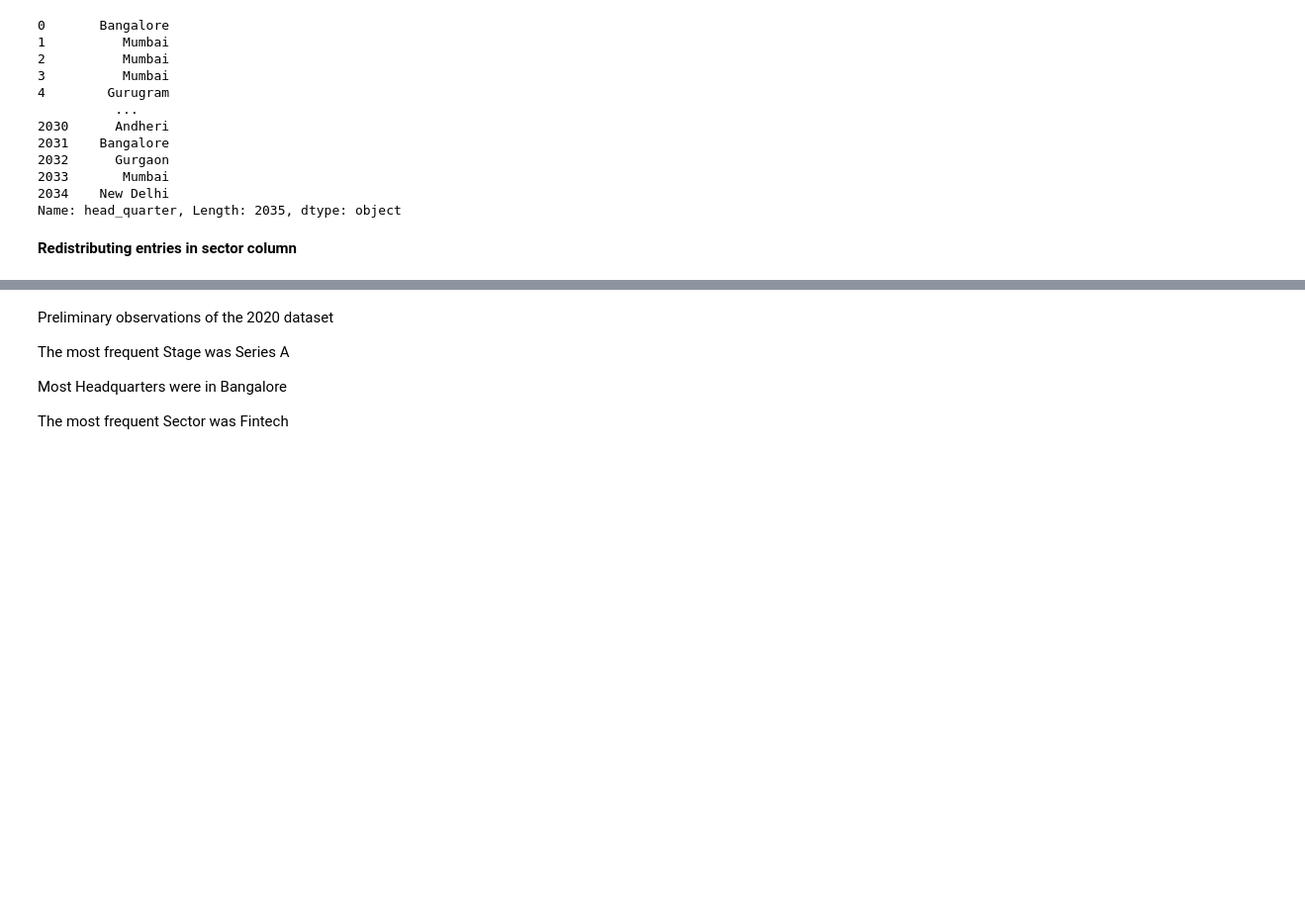
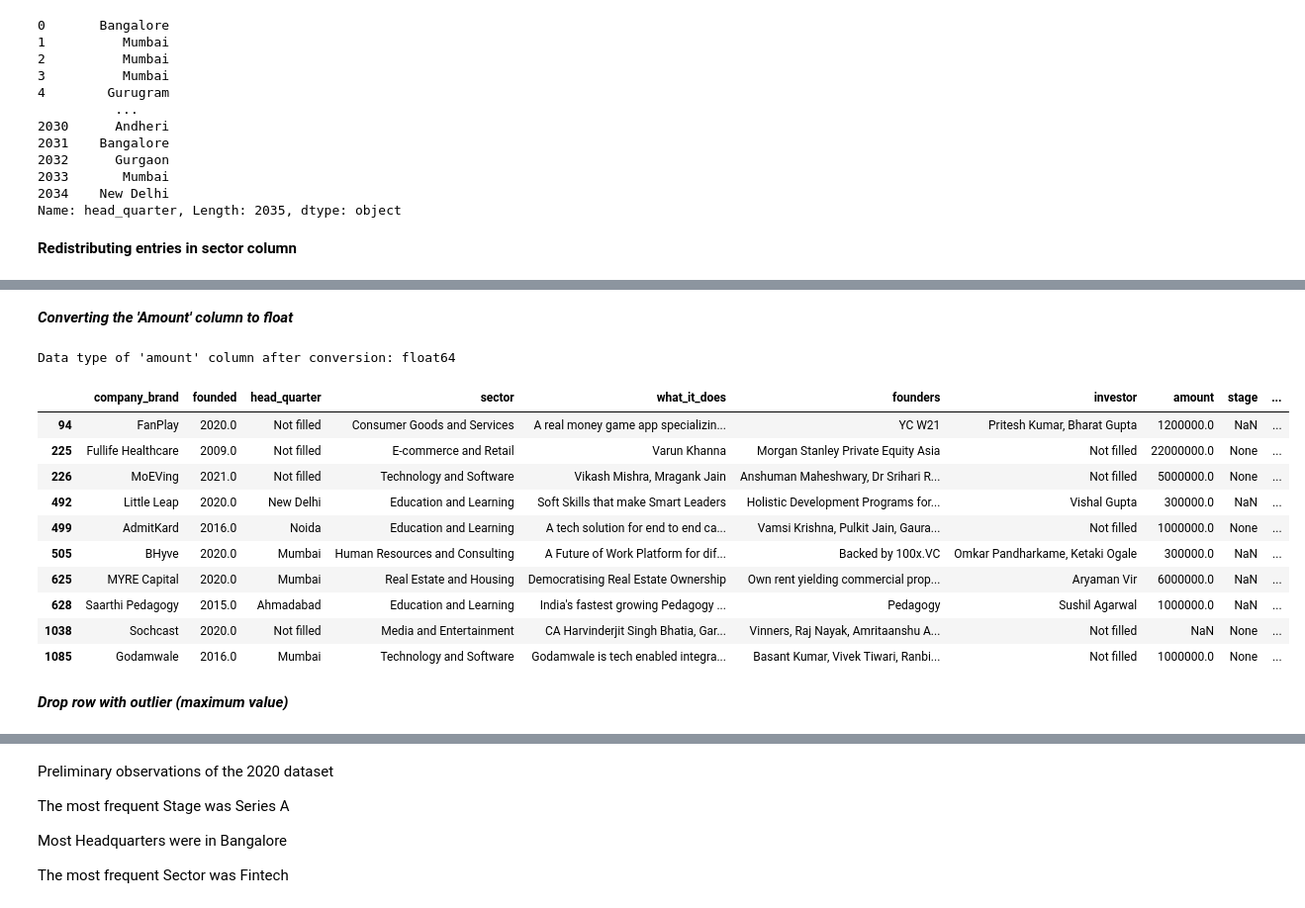
Before and after one commit to worlakuma/Indian_Startup_Ecosystem, a Jupyter notebook: main.ipynb, the cells around one changed output, grey strips where cells are left out. Shown at 99% size. Cells and saved outputs as stored; diff of their text form; code cells hidden in the pictures; blank space fills up the shorter version.

```diff
--- a/main.ipynb
+++ b/main.ipynb
@@ -1917,0 +1784,6 @@ Number of duplicated rows: 3
+# %%
+# Fill the Amount column with values from the Investor column in the filtered rows
+cl_df.loc[filter1_cl_df.index, 'amount'] = cl_df.loc[filter1_cl_df.index, 'investor']
+
+# Filter out specific rows using iloc
+cl_df.iloc[cl_df.index.isin([225, 226, 499, 1038, 1085])]
@@ -1917,0 +1835,9 @@ Number of duplicated rows: 3
+# %%
+# Apply the function to filter the DataFrame
+filter2_cl_df = cl_df[
+    (cl_df['amount'].isna()) &
+    (cl_df['stage'].apply(matches_pattern))
+]
+
+# Display results
+filter2_cl_df
@@ -1917,0 +1851,6 @@ Number of duplicated rows: 3
+# %%
+# Fill the Amount column with values from the Stage column in the filtered rows
+cl_df.loc[filter2_cl_df.index, 'amount'] = cl_df.loc[filter2_cl_df.index, 'stage']
+
+# Filter out specific rows using iloc
+cl_df.iloc[cl_df.index.isin([94, 492, 505, 625, 628])]
@@ -1917,0 +1864,15 @@ Number of duplicated rows: 3
+# %%
+# Define a function that replaces odd entries in the stage column
+
+def replace_odd_stage(stage):
+     # Check if the stage is not missing and matches a specific pattern like $xxxxxxxxxxxx
+    if pd.notna(stage) and re.match(r'^\$[0-9]{1,}$', stage):
+        return np.NaN
+
+    return stage
+
+# Replace odd entries in the 'Stage' column
+cl_df['stage'] = cl_df['stage'].apply(replace_odd_stage)
+
+# Filter out specific rows using iloc
+cl_df.iloc[cl_df.index.isin([94, 492, 505, 625, 628])]
@@ -1917,0 +1886,26 @@ Number of duplicated rows: 3
+# %% [markdown]
+***Converting the 'Amount' column to float***
+# %%
+# Apply the 'convert_to_float' function to each element in the "Amount" column
+cl_df['amount'] = cl_df['amount'].apply(lambda x: convert_to_float(re.sub(r'[^\d.]', '', str(x))))
+
+# Check the data type of the "Amount" column
+print("Data type of 'amount' column after conversion:", cl_df['amount'].dtype)
+
+# Filter out specific rows using iloc
+cl_df.iloc[cl_df.index.isin([94, 225, 226, 499, 492, 505, 625, 628, 1038, 1085])]
+# %% [output]
+Data type of 'amount' column after conversion: float64
+|  | company_brand | founded | head_quarter | sector | what_it_does | founders | investor | amount | stage | ... |
+| 94 | FanPlay | 2020.0 | Not filled | Consumer Goods and Services | A real money game app specializin... | YC W21 | Pritesh Kumar, Bharat Gupta | 1200000.0 | NaN | ... |
+| 225 | Fullife Healthcare | 2009.0 | Not filled | E-commerce and Retail | Varun Khanna | Morgan Stanley Private Equity Asia | Not filled | 22000000.0 | None | ... |
+| 226 | MoEVing | 2021.0 | Not filled | Technology and Software | Vikash Mishra, Mragank Jain | Anshuman Maheshwary, Dr Srihari R... | Not filled | 5000000.0 | None | ... |
+| 492 | Little Leap | 2020.0 | New Delhi | Education and Learning | Soft Skills that make Smart Leaders | Holistic Development Programs for... | Vishal Gupta | 300000.0 | NaN | ... |
+| 499 | AdmitKard | 2016.0 | Noida | Education and Learning | A tech solution for end to end ca... | Vamsi Krishna, Pulkit Jain, Gaura... | Not filled | 1000000.0 | None | ... |
+| 505 | BHyve | 2020.0 | Mumbai | Human Resources and Consulting | A Future of Work Platform for dif... | Backed by 100x.VC | Omkar Pandharkame, Ketaki Ogale | 300000.0 | NaN | ... |
+| 625 | MYRE Capital | 2020.0 | Mumbai | Real Estate and Housing | Democratising Real Estate Ownership | Own rent yielding commercial prop... | Aryaman Vir | 6000000.0 | NaN | ... |
+| 628 | Saarthi Pedagogy | 2015.0 | Ahmadabad | Education and Learning | India's fastest growing Pedagogy ... | Pedagogy | Sushil Agarwal | 1000000.0 | NaN | ... |
+| 1038 | Sochcast | 2020.0 | Not filled | Media and Entertainment | CA Harvinderjit Singh Bhatia, Gar... | Vinners, Raj Nayak, Amritaanshu A... | Not filled | NaN | None | ... |
+| 1085 | Godamwale | 2016.0 | Mumbai | Technology and Software | Godamwale is tech enabled integra... | Basant Kumar, Vivek Tiwari, Ranbi... | Not filled | 1000000.0 | None | ... |
+# %% [markdown]
+***Drop row with outlier (maximum value)***
```
Also changed, not shown: parts of 116 cells of this notebook.
